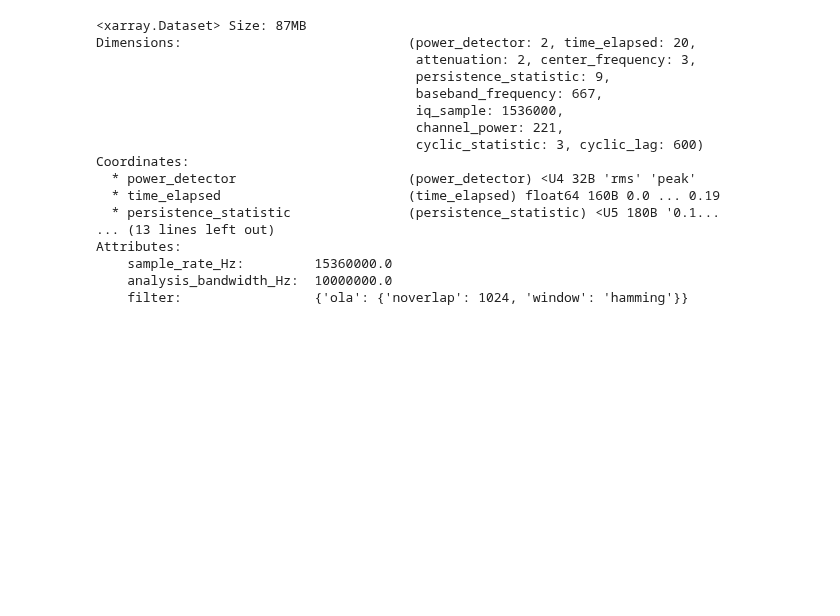
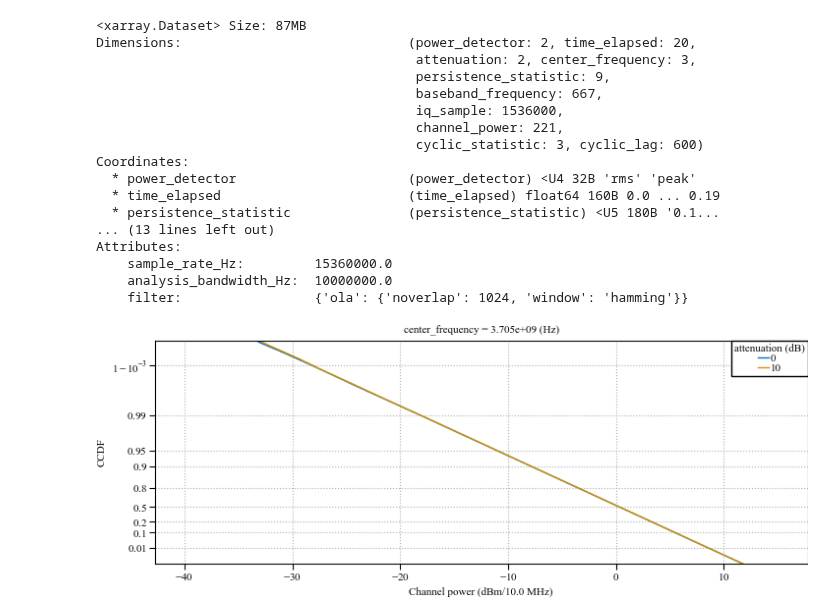
Before and after one commit to usnistgov/striqt, a Jupyter notebook: notebooks/demo_xarray_parameter_sweep.ipynb, the cells around one changed output. Cells and saved outputs as stored; diff of their text form; code cells hidden in the pictures; blank space fills up the shorter version.

```diff
--- a/notebooks/demo_xarray_parameter_sweep.ipynb
+++ b/notebooks/demo_xarray_parameter_sweep.ipynb
@@ -139,7 +138,9 @@ for atten in [0, 10]:
 
 dataset = xr.combine_by_coords(data)
 dataset.center_frequency.attrs = {'label': 'RF center frequency', 'units': 'Hz'}
-dataset.attenuation.attrs = {'label': 'External attenuation setting', 'units': 'dBm'}
+dataset.attenuation.attrs = {'label': 'External attenuation setting', 'units': 'dB'}
+
+dataset.chunk({'iq_sample': int(dataset.attrs['sample_rate_Hz']*10e-3)}).to_zarr('dataset.zarr', mode='w')
 
 dataset
 # %% [output]
@@ -160,6 +161,21 @@ Attributes:
     sample_rate_Hz:         15360000.0
     analysis_bandwidth_Hz:  10000000.0
     filter:                 {'ola': {'noverlap': 1024, 'window': 'hamming'}}
+# %%
+import iqwaveform
+from edge_analyzer import figures
+import matplotlib.pyplot as plt
+plt.style.use('iqwaveform.ieee_double_column')
+
+fig, ax = plt.subplots()
+
+apd = dataset.amplitude_probability_distribution.sel(center_frequency=3705e6)
+apd.plot.line(x='channel_power', ax=ax)
+ax.set_yscale('gamma-qq', k=1, db_ordinal=True)
+figures.label_axis(ax.xaxis, apd, 'channel_power', tick_units=False)
+figures.label_axis(ax.yaxis, apd)
+# %% [output]
+[figure, added]
 # %%
 import zarr
 
```
Also changed, not shown: parts of 2 cells of this notebook, 3 other files.
